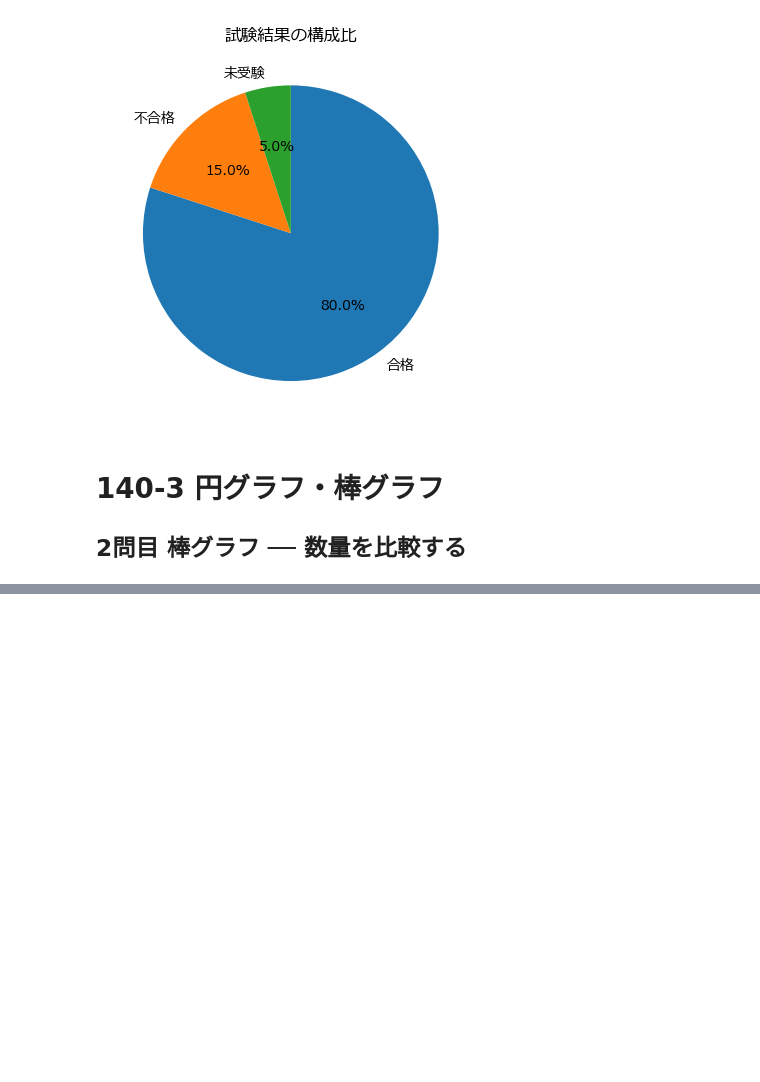
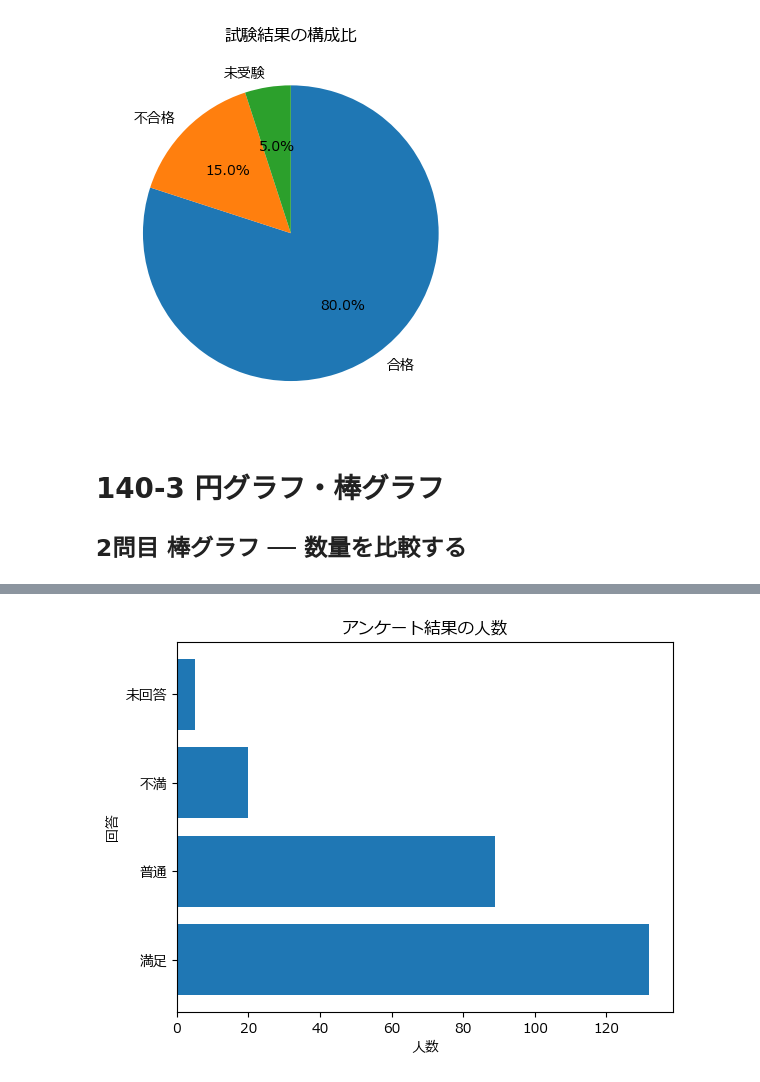
Before and after one commit to kjfarm1225/pyq_practice, a Jupyter notebook: 140_3_pie_bar_chart/140-3_pie_bar_chart.ipynb, the cells around one changed output, grey strips where cells are left out. Cells and saved outputs as stored; diff of their text form; code cells hidden in the pictures; blank space fills up the shorter version.

```diff
--- a/140_3_pie_bar_chart/140-3_pie_bar_chart.ipynb
+++ b/140_3_pie_bar_chart/140-3_pie_bar_chart.ipynb
@@ -70,0 +98,14 @@ plt.show()
+# %%
+fig, ax = plt.subplots()
+
+ax.barh([1, 2, 3, 4],
+        counts,
+        tick_label=labels)
+
+ax.set_title("アンケート結果の人数")
+ax.set_xlabel("人数")
+ax.set_ylabel("回答")
+
+plt.show()
+# %% [output]
+[figure, added]
```
Also changed, not shown: parts of 26 cells of this notebook.
